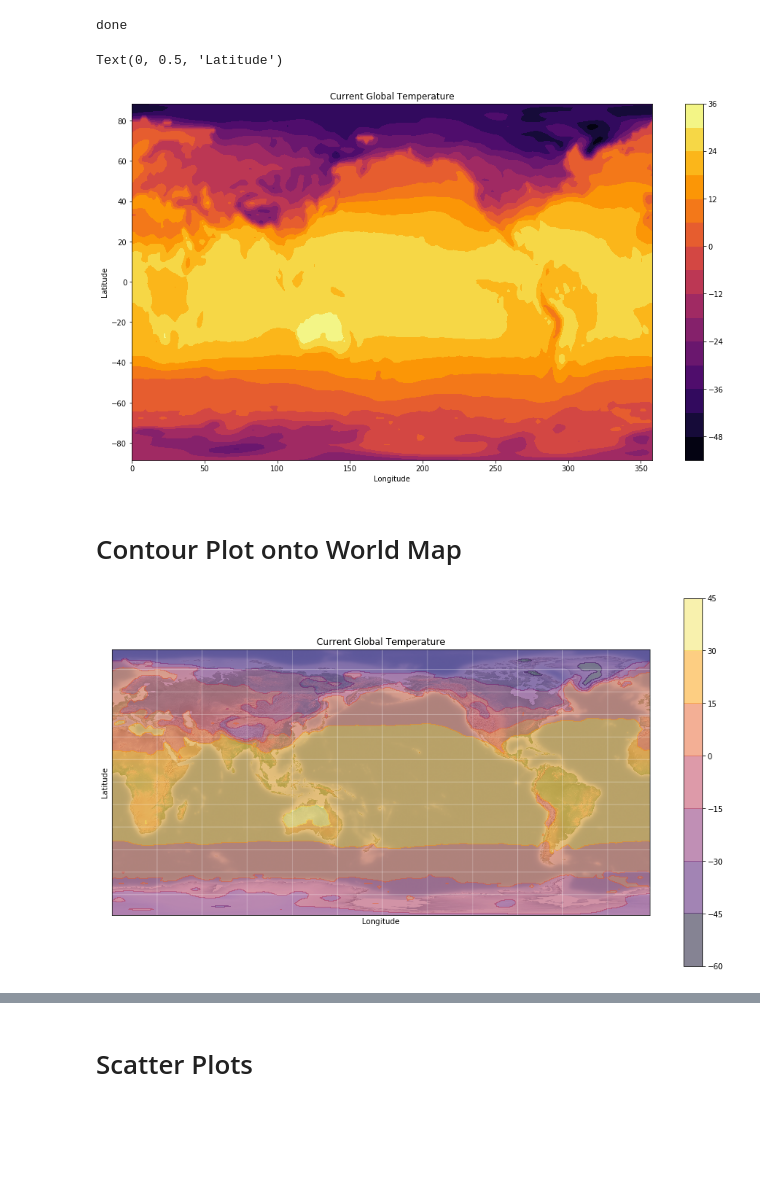
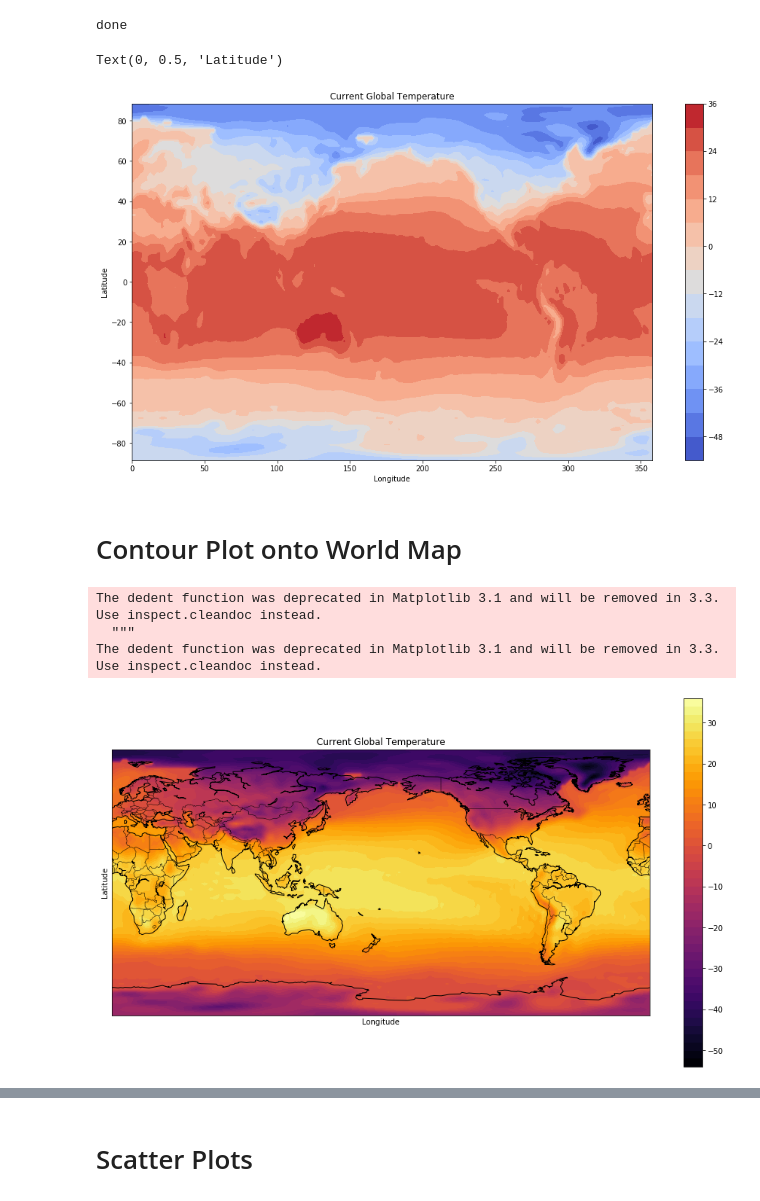
Before and after one commit to philipc2/CDDS-Python, a Jupyter notebook: Earth and Environmental Data Science Tutorial/Matplotlib .ipynb, the cells around one changed output, grey strips where cells are left out. Saved outputs shown, nothing was run; the diff lists cells and outputs as text; code cells hidden in the pictures; blank space fills up the shorter version.

```diff
--- a/Earth and Environmental Data Science Tutorial/Matplotlib .ipynb
+++ b/Earth and Environmental Data Science Tutorial/Matplotlib .ipynb
@@ -114,15 +112,15 @@ done
 # %%
 # My Code
 
 plt.figure(figsize=(16, 9))
-plt.contourf(lon, lat, temp,15, cmap ='inferno')
+plt.contourf(lon, lat, temp,15, cmap ='coolwarm')
 plt.colorbar()
 plt.title("Current Global Temperature")
 plt.xlabel("Longitude")
 plt.ylabel("Latitude")
 # %% [output]
 Text(0, 0.5, 'Latitude')
-[figure, old version]
+[figure, new version]
 # %% [markdown]
 # Contour Plot onto World Map
 # %%
@@ -149,17 +147,20 @@ def draw_map(m, scale=0.2):
 # %%
 fig = plt.figure(figsize=(16, 9), edgecolor='w')
 
-# Lat/Lon mat/min not fitted exactly right
-m = Basemap(projection='cyl', resolution=None,
+m = Basemap(projection='cyl', resolution='c',
             llcrnrlat=-88.54196, urcrnrlat=88.54196,
             llcrnrlon=0, urcrnrlon=358.125, )
-draw_map(m)
+m.drawcountries()
+m.drawcoastlines()
 
-plt.contourf(lon, lat, temp,5, cmap ='inferno', alpha = 0.5)
+plt.contourf(lon, lat, temp, 50, cmap ='inferno', alpha = 1)
 plt.colorbar()
 plt.title("Current Global Temperature")
 plt.xlabel("Longitude")
 plt.ylabel("Latitude")
 plt.show()
 # %% [output]
+The dedent function was deprecated in Matplotlib 3.1 and will be removed in 3.3. Use inspect.cleandoc instead.
+  """
+The dedent function was deprecated in Matplotlib 3.1 and will be removed in 3.3. Use inspect.cleandoc instead.
-[figure, old version]
+[figure, new version]
```
Also changed, not shown: parts of 4 cells of this notebook, 2 other files.
